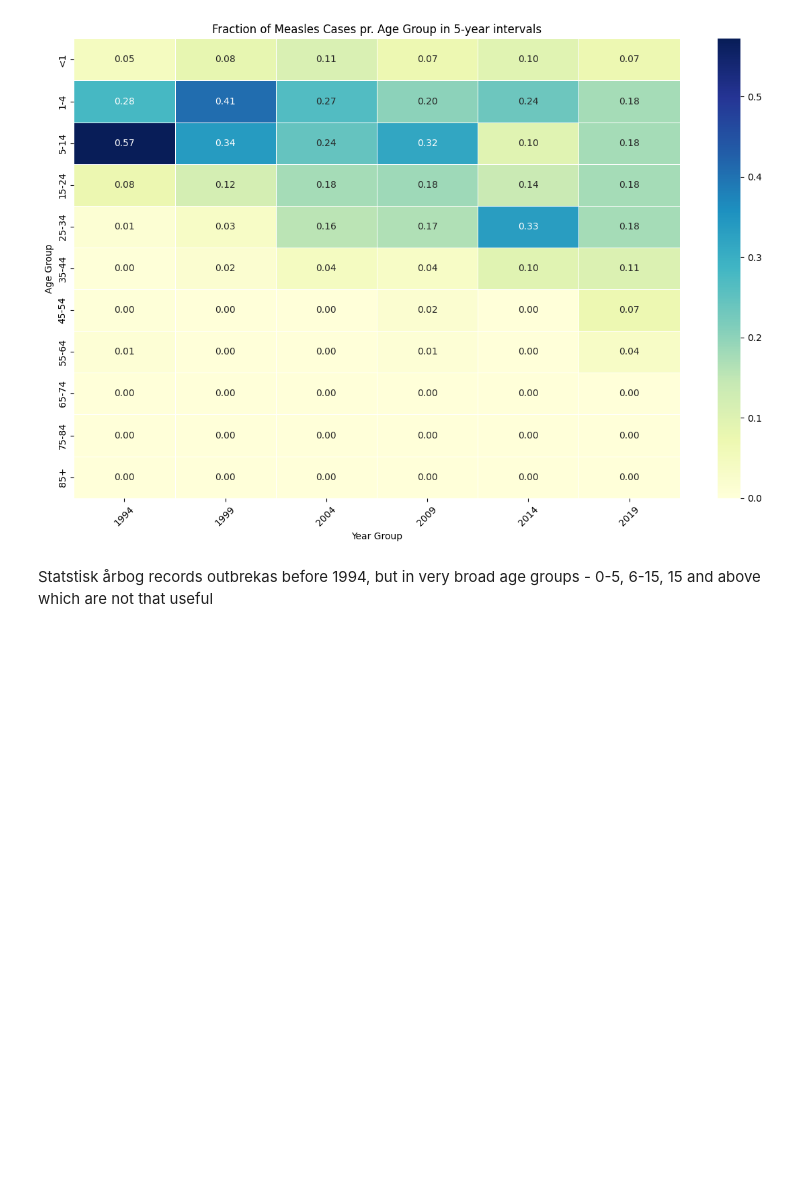
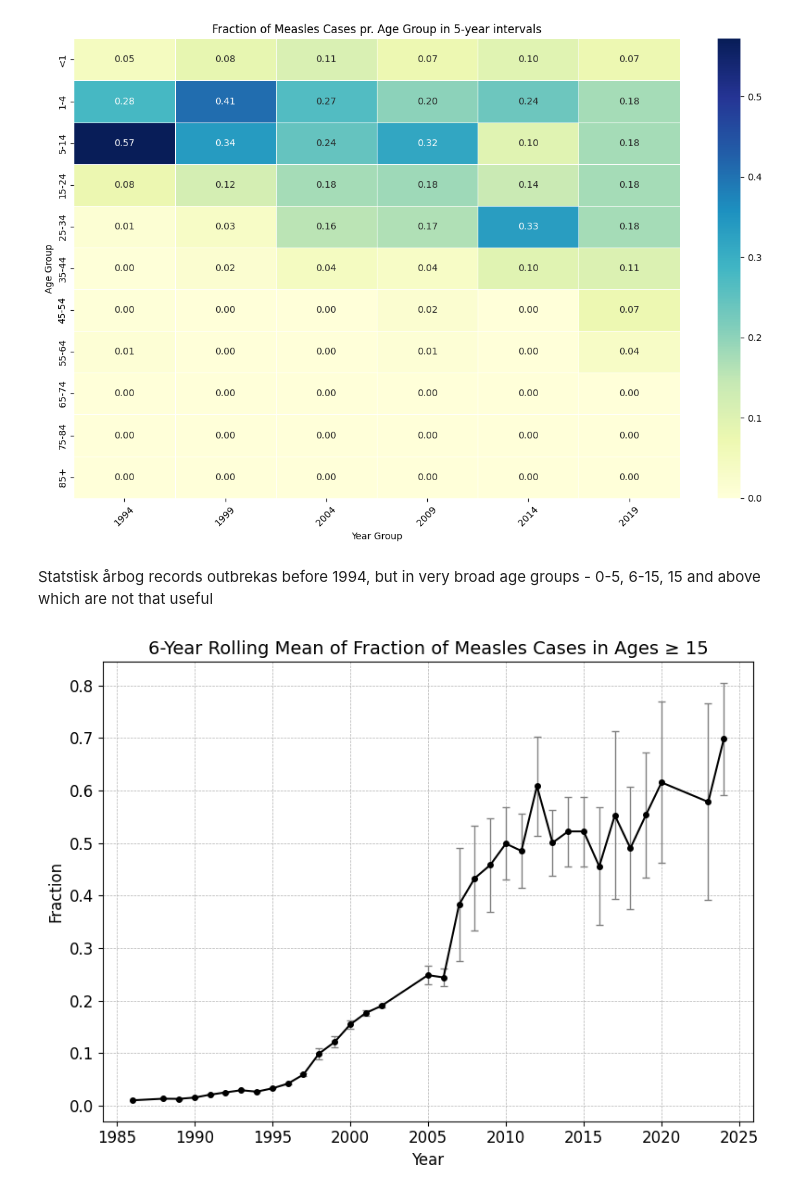
Before and after one commit to AlfredBendtzonHansen/measles-network-DK, a Jupyter notebook: vax_plots.ipynb, the cells around one changed output. Saved outputs shown, nothing was run; the diff lists cells and outputs as text; code cells hidden in the pictures; blank space fills up the shorter version.

Commit message:
Age outbreak plots

```diff
--- a/vax_plots.ipynb
+++ b/vax_plots.ipynb
@@ -290,3 +283,7 @@ plt.show()
 [figure]
 # %% [markdown]
 Statstisk årbog records outbrekas before 1994, but in very broad age groups - 0-5, 6-15, 15 and above which are not that useful
+# %%
+#Load pre 1994 data for outbreaks
+outbreak_age_pre_1994 = pd.read_csv('Data/pre_1994_outbreak.csv', sep=";")
+outbreak_age_pre_1994 = outbreak_age_pre_1994.drop(["Unnamed: 4"],axis = 1)
@@ -292,0 +366,43 @@ Statstisk årbog records outbrekas before 1994, but in very broad age groups - 0
+# %%
+# Set the style for a clean
+
+# Create the figure and axis
+fig, ax = plt.subplots(figsize=(8, 6))
+
+# Plot the rolling mean with error bars
+ax.errorbar(
+    result_df['Year'],
+    result_df['Fraction_Above_RollingMean'],
+    yerr=result_df['std'],
+    fmt='o-',                   # Line with circle markers
+    ecolor='gray',              # Error bar color
+    elinewidth=1,               # Error bar line width
+    capsize=3,                  # Error bar cap size
+    capthick=1,                 # Error bar cap thickness
+    color='black',               # Line color
+    markersize=4,               # Marker size
+)
+
+# Set axis labels with larger font size
+ax.set_xlabel('Year', fontsize=12)
+ax.set_ylabel('Fraction', fontsize=12)
+
+# Set the title with larger font size
+ax.set_title('6-Year Rolling Mean of Fraction of Measles Cases in Ages ≥ 15', fontsize=14)
+
+# Set tick parameters for readability
+ax.tick_params(axis='both', which='major', labelsize=12)
+
+# Add grid lines for better readability
+ax.grid(True, which='both', linestyle='--', linewidth=0.5)
+
+# Tight layout to ensure everything fits without overlap
+plt.tight_layout()
+
+# Save the figure in high resolution (optional)
+plt.savefig('Plots/measles_cases_rolling_mean.png', dpi=400)
+
+# Display the plot
+plt.show()
+# %% [output]
+[figure, added]
```
Also changed, not shown: parts of 4 cells of this notebook, 5 other files.
